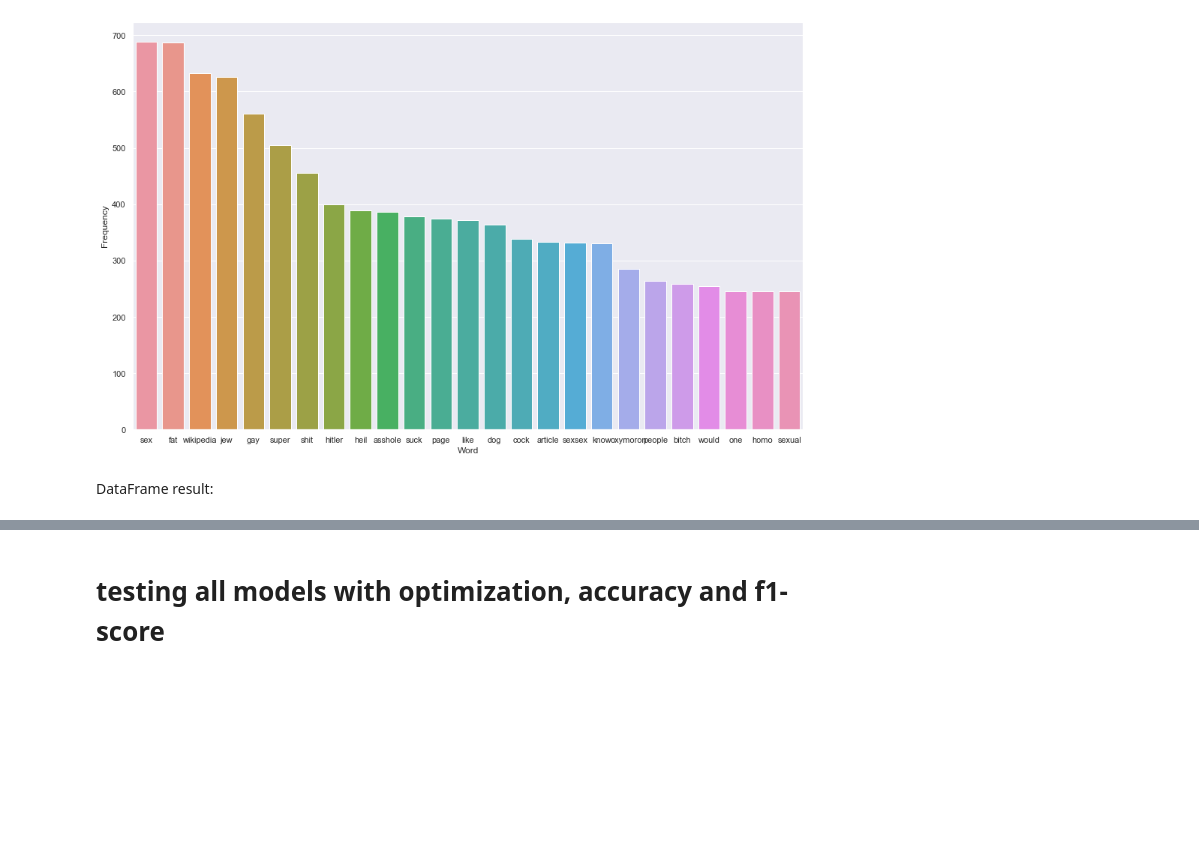
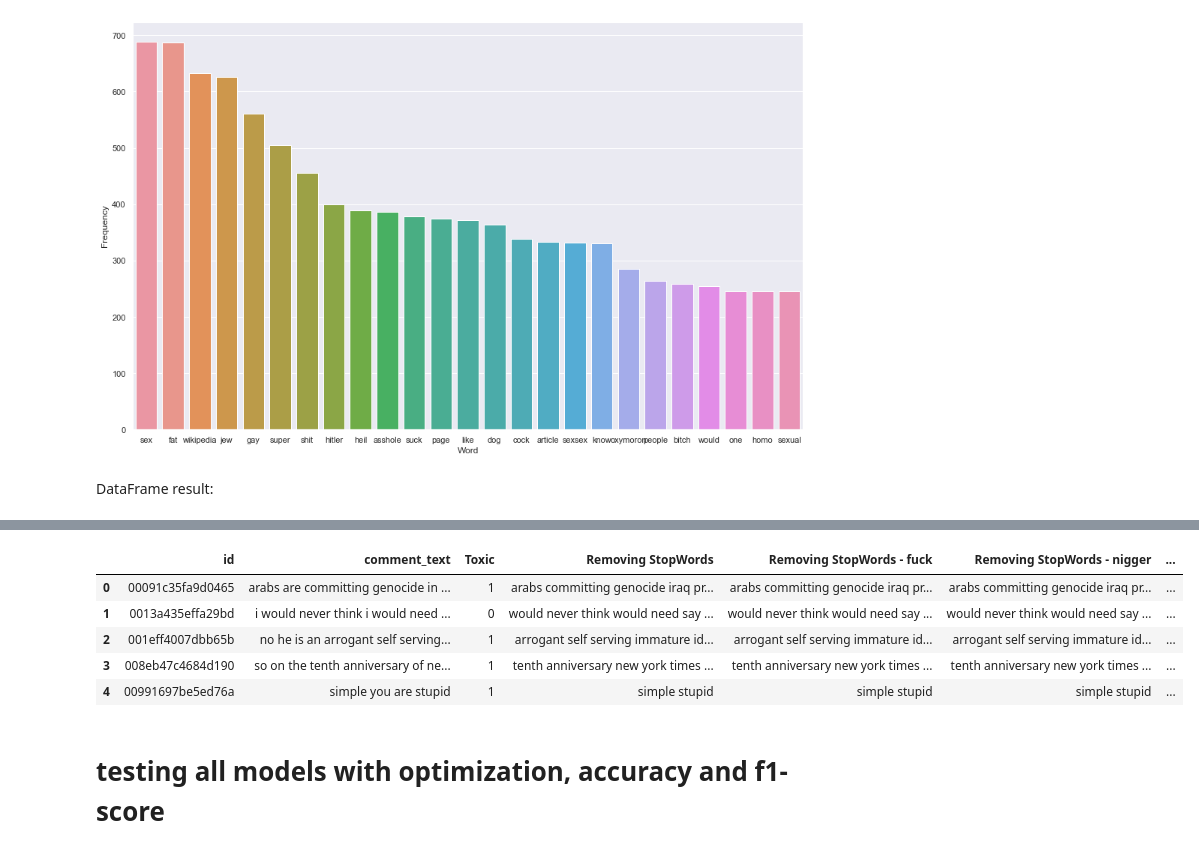
Before and after one commit to RichardeLira/Python-IA-Dell-Lead-, a Jupyter notebook: Final/AF.ipynb, the cells around one changed output, grey strips where cells are left out. Saved outputs shown, nothing was run; the diff lists cells and outputs as text; code cells hidden in the pictures; blank space fills up the shorter version.

```diff
--- a/Final/AF.ipynb
+++ b/Final/AF.ipynb
@@ -466,6 +459,7 @@ Stop Words analysis
 stopwords = set(nltk.corpus.stopwords.words('english'))
 # %%
 train_df['Removing StopWords'] = train_df['comment_text'].apply(lambda x: pre_proces.remove_stopwords(x,stopwords))
+test_df['Removing StopWords'] = test_df['comment_text'].apply(lambda x: pre_proces.remove_stopwords(x,stopwords))
 # %%
 corpus = train_df['Removing StopWords'].tolist()
 word_count = Counter(" ".join(corpus).split()).most_common(25)
@@ -480,6 +474,7 @@ sns.barplot(x="Word", y="Frequency", data=word_frequency)
 stopwords.add("fuck")
 # %%
 train_df['Removing StopWords - fuck'] = train_df['comment_text'].apply(lambda x: pre_proces.remove_stopwords(x,stopwords))
+test_df['Removing StopWords - fuck'] = test_df['comment_text'].apply(lambda x: pre_proces.remove_stopwords(x,stopwords))
 # %%
 corpus = train_df['Removing StopWords - fuck'].tolist()
 word_count = Counter(" ".join(corpus).split()).most_common(25)
@@ -492,6 +487,7 @@ sns.barplot(x="Word", y="Frequency", data=word_frequency)
 stopwords.add("nigger")
 # %%
 train_df['Removing StopWords - nigger'] = train_df['comment_text'].apply(lambda x: pre_proces.remove_stopwords(x,stopwords))
+test_df['Removing StopWords - nigger'] = test_df['comment_text'].apply(lambda x: pre_proces.remove_stopwords(x,stopwords))
 # %%
 corpus = train_df['Removing StopWords - nigger'].tolist()
 word_count = Counter(" ".join(corpus).split()).most_common(25)
@@ -503,6 +499,8 @@ sns.barplot(x="Word", y="Frequency", data=word_frequency)
 # %%
 train_df['lemmatization'] = train_df['comment_text'].apply(lambda x: pre_proces.lemmatization(x))
 train_df['stemming'] = train_df['comment_text'].apply(lambda x: pre_proces.stemming(x))
+test_df['lemmatization'] = test_df['comment_text'].apply(lambda x: pre_proces.lemmatization(x))
+test_df['stemming'] = test_df['comment_text'].apply(lambda x: pre_proces.stemming(x))
 # %% [markdown]
 DataFrame result:
 # %%
@@ -514,6 +512,15 @@ train_df.head()
 | 2 | 00b77cb600c897b4 | and you are let me know when you ... | 1 | let know crawled arses dick laure... | let know crawled arses dick laure... | let know crawled arses dick laure... | ... |
 | 3 | 00c0b8ed05ed7833 | fuck off you are not an administr... | 1 | fuck administrator authority tell | administrator authority tell | administrator authority tell | ... |
 | 4 | 00d7a73eb033ee5e | have you seen the reference to th... | 1 | seen reference claim moron source... | seen reference claim moron source... | seen reference claim moron source... | ... |
+# %%
+test_df.head()
+# %% [output]
+|  | id | comment_text | Toxic | Removing StopWords | Removing StopWords - fuck | Removing StopWords - nigger | ... |
+| 0 | 00091c35fa9d0465 | arabs are committing genocide in ... | 1 | arabs committing genocide iraq pr... | arabs committing genocide iraq pr... | arabs committing genocide iraq pr... | ... |
+| 1 | 0013a435effa29bd | i would never think i would need ... | 0 | would never think would need say ... | would never think would need say ... | would never think would need say ... | ... |
+| 2 | 001eff4007dbb65b | no he is an arrogant self serving... | 1 | arrogant self serving immature id... | arrogant self serving immature id... | arrogant self serving immature id... | ... |
+| 3 | 008eb47c4684d190 | so on the tenth anniversary of ne... | 1 | tenth anniversary new york times ... | tenth anniversary new york times ... | tenth anniversary new york times ... | ... |
+| 4 | 00991697be5ed76a | simple you are stupid | 1 | simple stupid | simple stupid | simple stupid | ... |
 # %% [markdown]
 # testing all models with optimization, accuracy and f1-score
 # %% [markdown]
```
Also changed, not shown: parts of 40 cells of this notebook, 10 other files.
